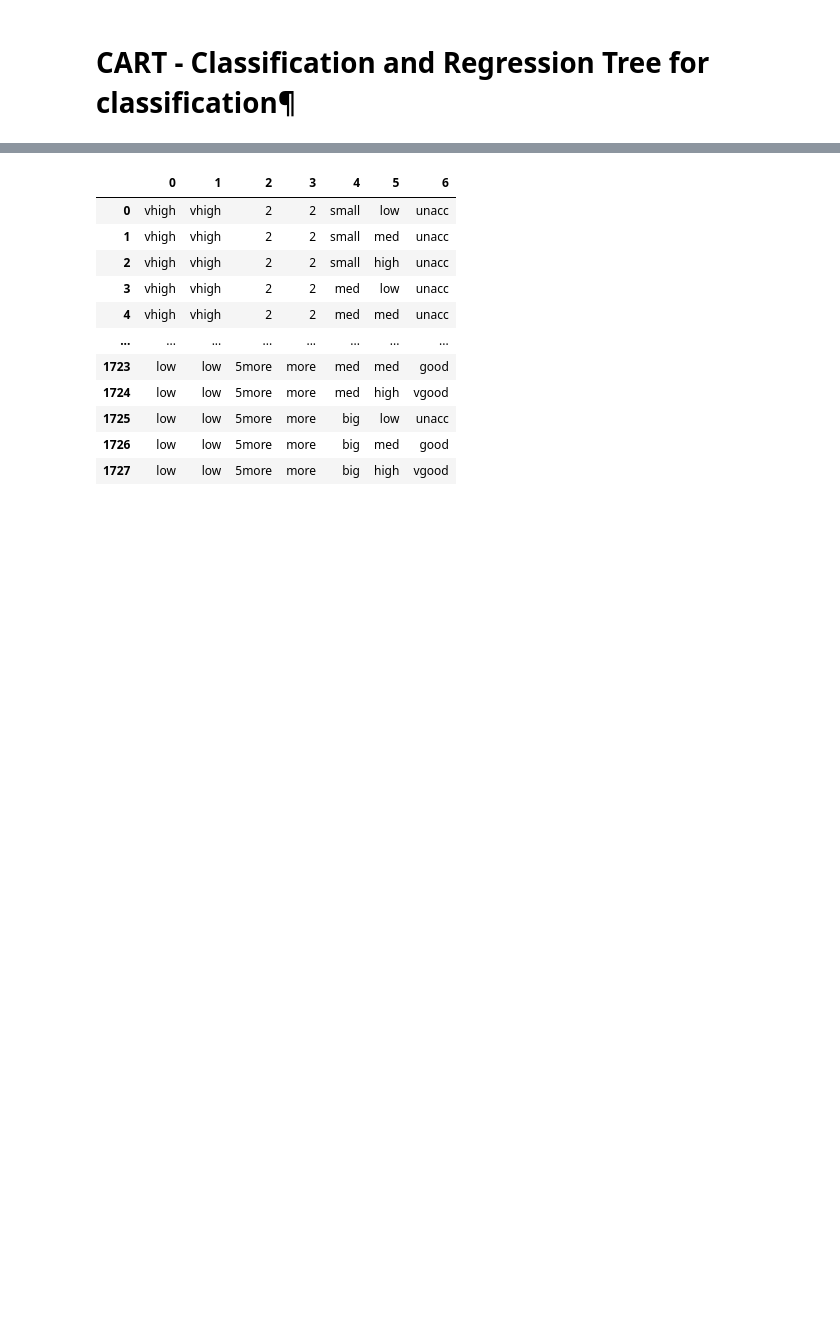
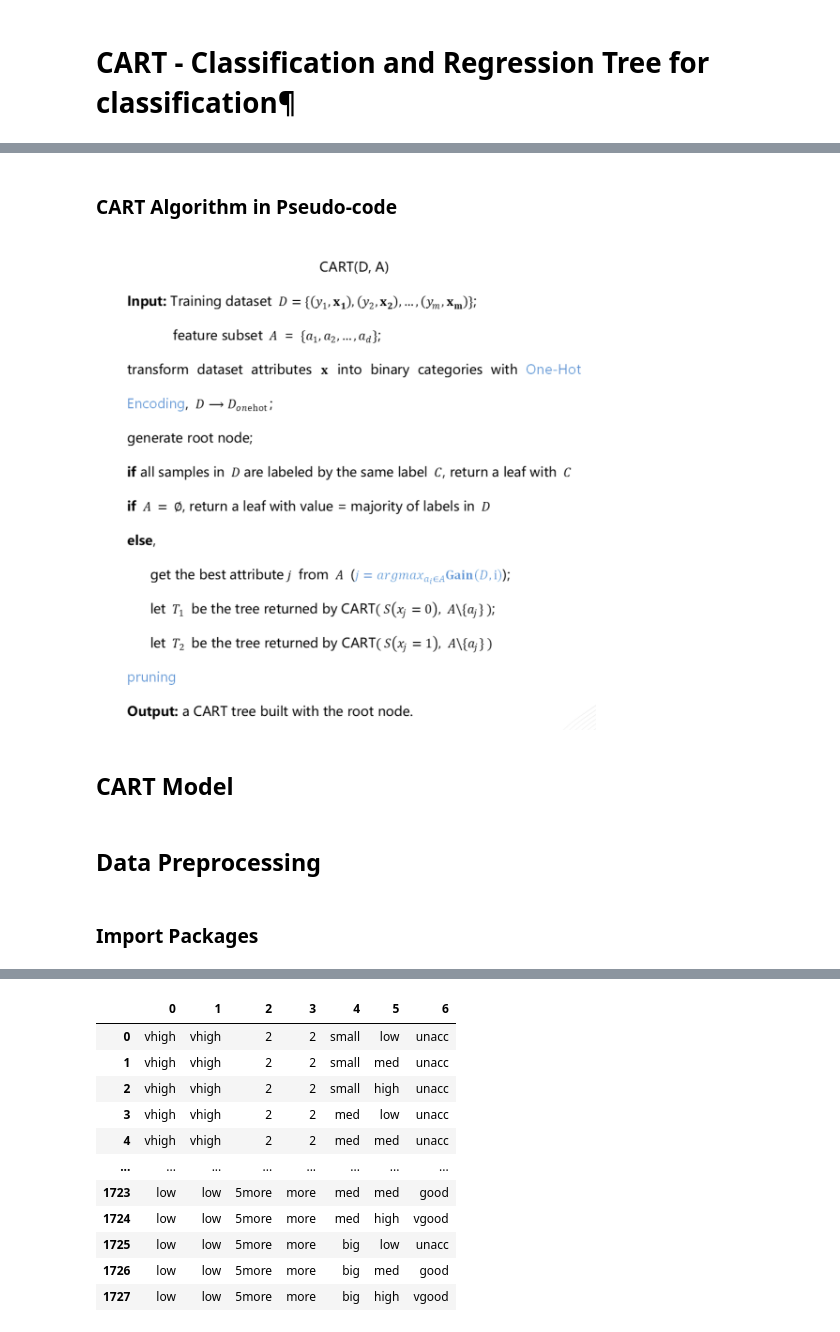
Before and after one commit to Drowsywolf/data2060, a Jupyter notebook: src/Report for Team Loading... .ipynb, the cells around one changed output, grey strips where cells are left out. Cells and saved outputs as stored; diff of their text form; code cells hidden in the pictures; blank space fills up the shorter version.

```diff
--- a/src/Report for Team Loading... .ipynb
+++ b/src/Report for Team Loading... .ipynb
@@ -557,0 +138,8 @@ def calculate_vif(encoding_data):
+# %% [markdown]
+### CART Algorithm in Pseudo-code
+# %%
+display(Image(filename='../img/Pseudo-code.png', width=500))
+# %% [output]
+[figure, added]
+# %% [markdown]
+## CART Model
@@ -557,0 +473,4 @@ def calculate_vif(encoding_data):
+# %% [markdown]
+## Data Preprocessing
+# %% [markdown]
+### Import Packages
```
Also changed, not shown: parts of 96 cells of this notebook, 4 other files.
